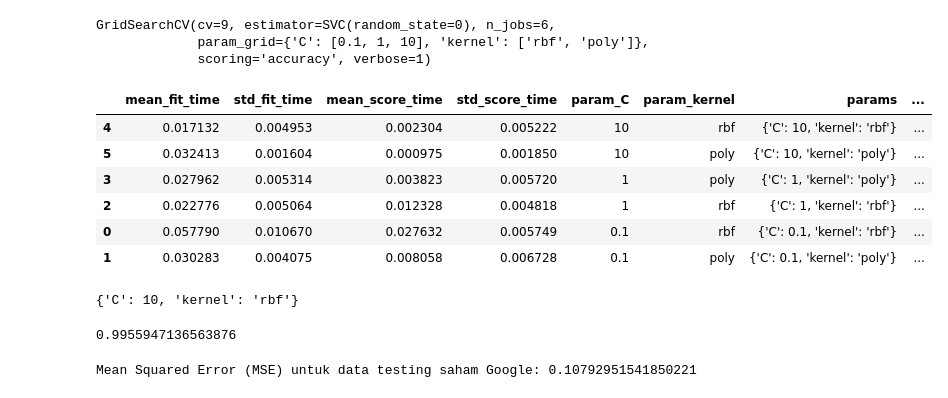
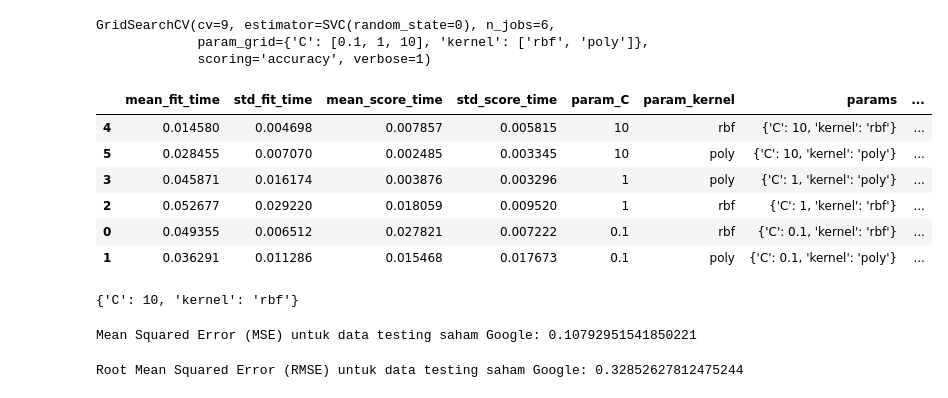
Before and after one commit to Jremiegii/Prediksi_Saham, a Jupyter notebook: Source Code/src/Saham_Bal_Split.ipynb, the cells around one changed output. Drawn from its saved outputs; the diff is of its cells as text; code cells hidden in the pictures.

```diff
--- a/Source Code/src/Saham_Bal_Split.ipynb
+++ b/Source Code/src/Saham_Bal_Split.ipynb
@@ -461,9 +473,9 @@ Mean Squared Error (MSE) untuk data testing saham Google: 0.10792951541850221
 # %% [markdown]
 ##### Menggunakan K-fold = 7
 # %%
-grid_search = GridSearchCV(estimator=svm, param_grid=parameters, cv=7, n_jobs=6, scoring='accuracy', verbose=1)
+grid_search_k7 = GridSearchCV(estimator=svm, param_grid=parameters, cv=7, n_jobs=6, scoring='accuracy', verbose=1)
 # %%
-grid_search.fit(X_mu_train, y_mu_train)
+grid_search_k7.fit(X_mu_train, y_mu_train)
 # %% [output]
 Fitting 7 folds for each of 6 candidates, totalling 42 fits
 GridSearchCV(cv=7, estimator=SVC(random_state=0), n_jobs=6,
@@ -499,22 +517,22 @@ Mean Squared Error (MSE) untuk data testing saham Google: 0.10792951541850221
 # %% [markdown]
 ##### Menggunakan K-fold = 9
 # %%
-grid_search = GridSearchCV(estimator=SVC(random_state=0), param_grid=parameters, cv=9, n_jobs=6, scoring='accuracy', verbose=1)
+grid_search_k9 = GridSearchCV(estimator=SVC(random_state=0), param_grid=parameters, cv=9, n_jobs=6, scoring='accuracy', verbose=1)
 # %%
-grid_search.fit(X_mu_train, y_mu_train)
+grid_search_k9.fit(X_mu_train, y_mu_train)
 # %% [output]
 Fitting 9 folds for each of 6 candidates, totalling 54 fits
 GridSearchCV(cv=9, estimator=SVC(random_state=0), n_jobs=6,
              param_grid={'C': [0.1, 1, 10], 'kernel': ['rbf', 'poly']},
              scoring='accuracy', verbose=1)
 # %%
-pd.DataFrame(grid_search.cv_results_).sort_values('rank_test_score')
+pd.DataFrame(grid_search_k9.cv_results_).sort_values('rank_test_score')
 # %% [output]
 |  | mean_fit_time | std_fit_time | mean_score_time | std_score_time | param_C | param_kernel | params | ... |
-| 4 | 0.017132 | 0.004953 | 0.002304 | 0.005222 | 10 | rbf | {'C': 10, 'kernel': 'rbf'} | ... |
-| 5 | 0.032413 | 0.001604 | 0.000975 | 0.001850 | 10 | poly | {'C': 10, 'kernel': 'poly'} | ... |
-| 3 | 0.027962 | 0.005314 | 0.003823 | 0.005720 | 1 | poly | {'C': 1, 'kernel': 'poly'} | ... |
-| 2 | 0.022776 | 0.005064 | 0.012328 | 0.004818 | 1 | rbf | {'C': 1, 'kernel': 'rbf'} | ... |
-| 0 | 0.057790 | 0.010670 | 0.027632 | 0.005749 | 0.1 | rbf | {'C': 0.1, 'kernel': 'rbf'} | ... |
-| 1 | 0.030283 | 0.004075 | 0.008058 | 0.006728 | 0.1 | poly | {'C': 0.1, 'kernel': 'poly'} | ... |
+| 4 | 0.014580 | 0.004698 | 0.007857 | 0.005815 | 10 | rbf | {'C': 10, 'kernel': 'rbf'} | ... |
+| 5 | 0.028455 | 0.007070 | 0.002485 | 0.003345 | 10 | poly | {'C': 10, 'kernel': 'poly'} | ... |
+| 3 | 0.045871 | 0.016174 | 0.003876 | 0.003296 | 1 | poly | {'C': 1, 'kernel': 'poly'} | ... |
+| 2 | 0.052677 | 0.029220 | 0.018059 | 0.009520 | 1 | rbf | {'C': 1, 'kernel': 'rbf'} | ... |
+| 0 | 0.049355 | 0.006512 | 0.027821 | 0.007222 | 0.1 | rbf | {'C': 0.1, 'kernel': 'rbf'} | ... |
+| 1 | 0.036291 | 0.011286 | 0.015468 | 0.017673 | 0.1 | poly | {'C': 0.1, 'kernel': 'poly'} | ... |
 # %%
@@ -522,8 +540,6 @@ grid_search.best_params_
 # %% [output]
 {'C': 10, 'kernel': 'rbf'}
 # %%
-# grid_search.score(X_mu_train, y_mu_train), grid_search.score(X_mu_test, y_mu_test)
-grid_search.score(X_mu_test, y_mu_test)
+# grid_search_k9.score(X_mu_train, y_mu_train), grid_search_k9.score(X_mu_test, y_mu_test)
+# grid_search_k9.score(X_mu_test, y_mu_test)
-# %% [output]
-0.9955947136563876
 # %%
@@ -535,2 +551,8 @@ print("Mean Squared Error (MSE) untuk data testing saham Google:", mse)
 # %% [output]
 Mean Squared Error (MSE) untuk data testing saham Google: 0.10792951541850221
+# %%
+# Menghitung Root Mean Squared Error (RMSE)
+rmse_k9 = np.sqrt(mse_k9)
+print("Root Mean Squared Error (RMSE) untuk data testing saham Google:", rmse_k9)
+# %% [output]
+Root Mean Squared Error (RMSE) untuk data testing saham Google: 0.32852627812475244
```
Also changed, not shown: parts of 29 cells of this notebook, 3 other files.
